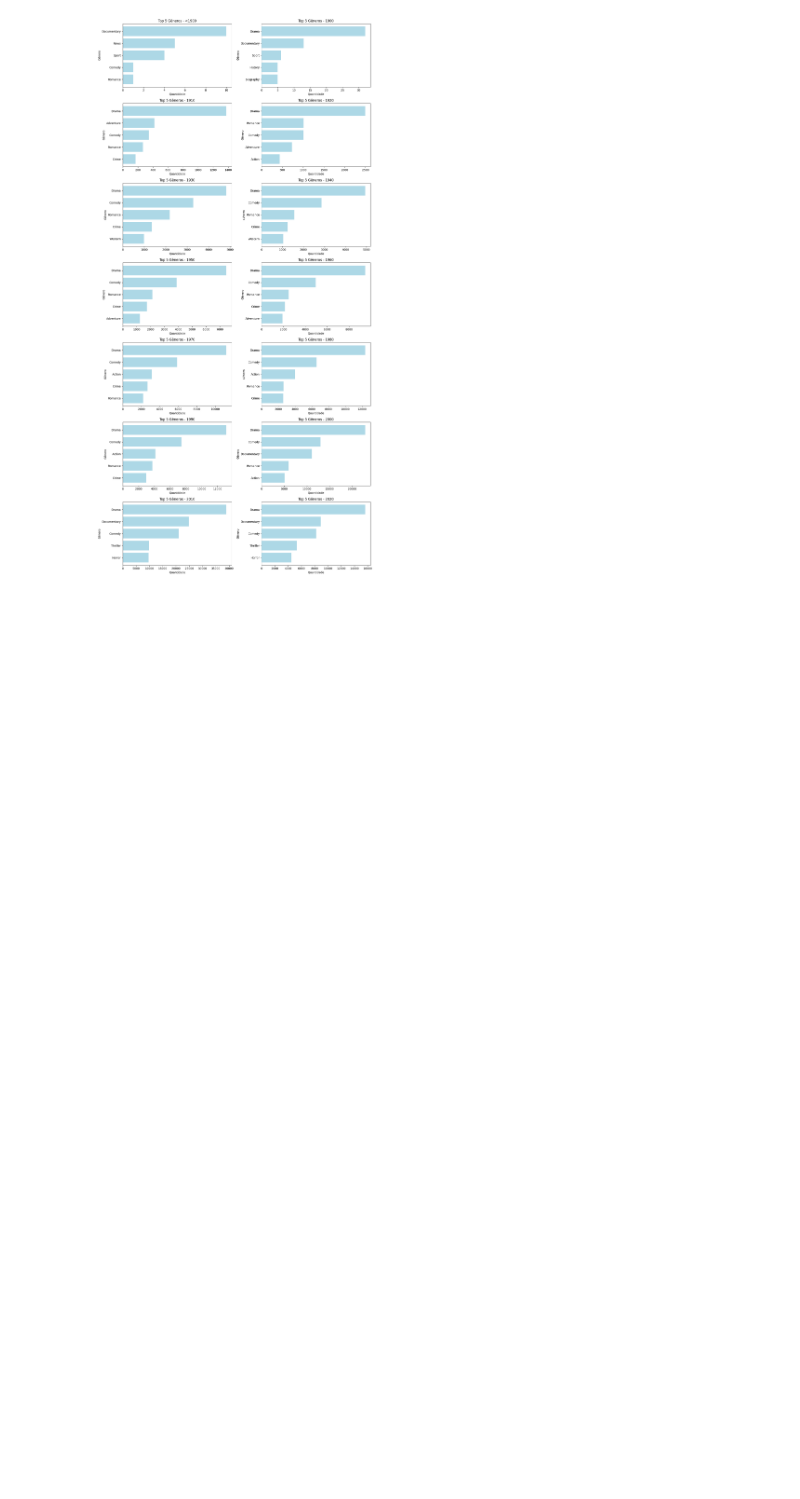
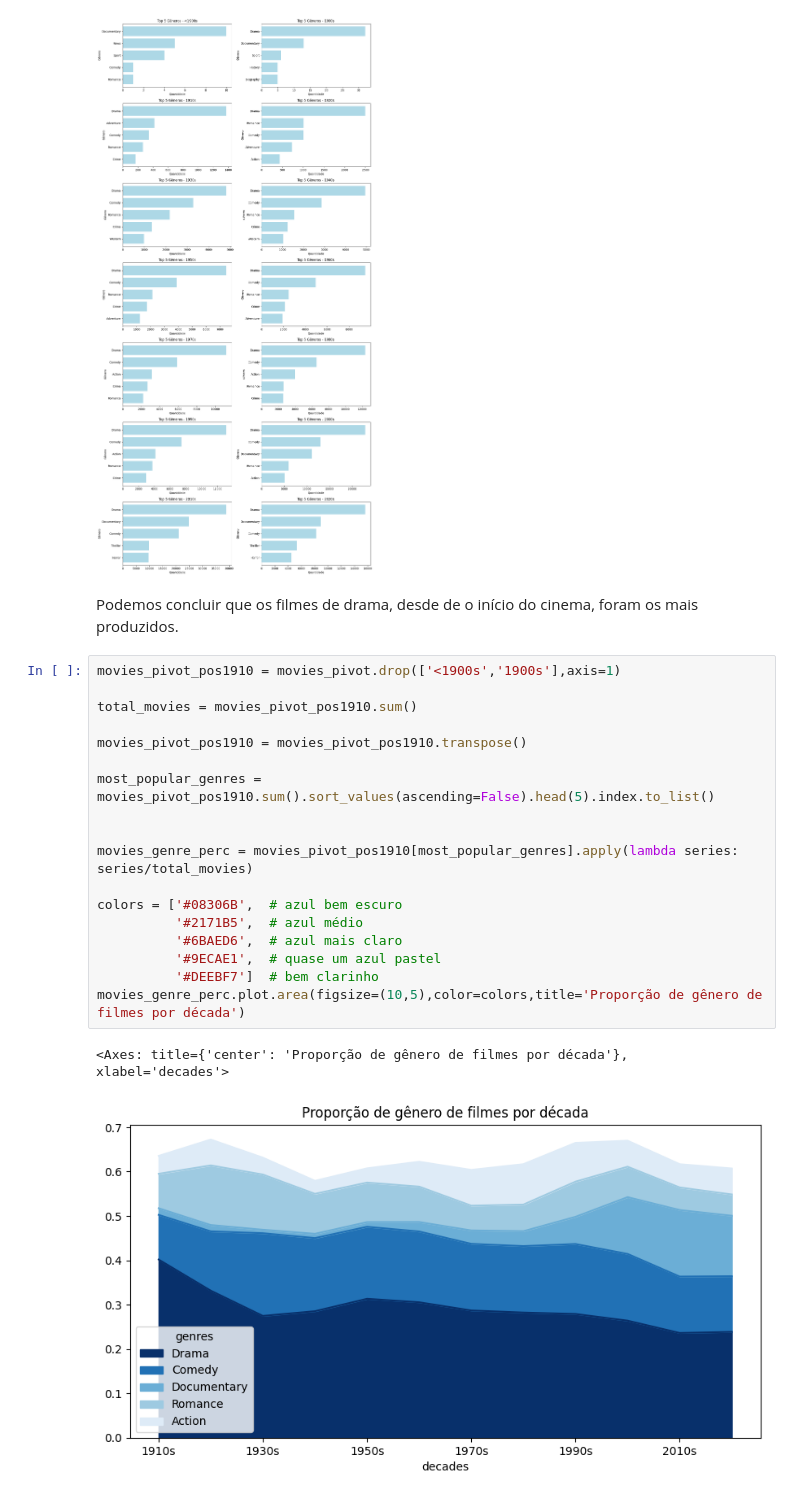
Before and after one commit to gabriel-victor933/Project-Movies-Data-Analysis, a Jupyter notebook: data_viz.ipynb, the cells around one changed output. Cells and saved outputs as stored; diff of their text form; blank space fills up the shorter version.

```diff
--- a/data_viz.ipynb
+++ b/data_viz.ipynb
@@ -179,3 +175,26 @@ movies_pivot = pd.pivot_table(movies_filtered,values='tconst',index=['genres'],c
 pivot_table_barh_plot_decade(movies_pivot,'lightblue',5,'Top 5 Gêneros','Quantidade','Gênero')
 # %% [output]
 [figure]
+# %% [markdown]
+Podemos concluir que os filmes de drama, desde de o início do cinema, foram os mais produzidos.
+# %%
+movies_pivot_pos1910 = movies_pivot.drop(['<1900s','1900s'],axis=1)
+
+total_movies = movies_pivot_pos1910.sum()
+
+movies_pivot_pos1910 = movies_pivot_pos1910.transpose()
+
+most_popular_genres = movies_pivot_pos1910.sum().sort_values(ascending=False).head(5).index.to_list()
+
+
+movies_genre_perc = movies_pivot_pos1910[most_popular_genres].apply(lambda series: series/total_movies)
+
+colors = ['#08306B',  # azul bem escuro
+          '#2171B5',  # azul médio
+          '#6BAED6',  # azul mais claro
+          '#9ECAE1',  # quase um azul pastel
+          '#DEEBF7']  # bem clarinho
+movies_genre_perc.plot.area(figsize=(10,5),color=colors,title='Proporção de gênero de filmes por década')
+# %% [output]
+<Axes: title={'center': 'Proporção de gênero de filmes por década'}, xlabel='decades'>
+[figure, added]
```
Also changed, not shown: parts of 16 cells of this notebook, 1 other file.
